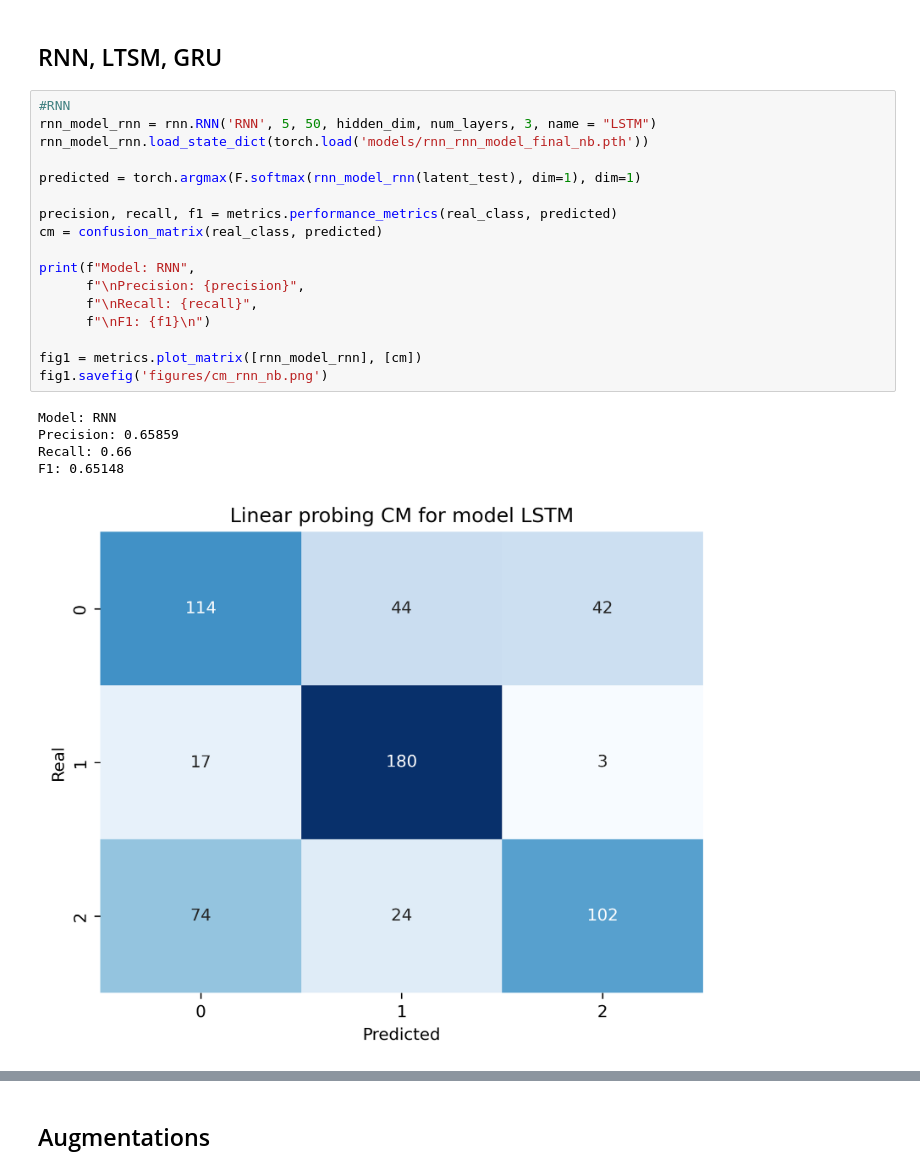
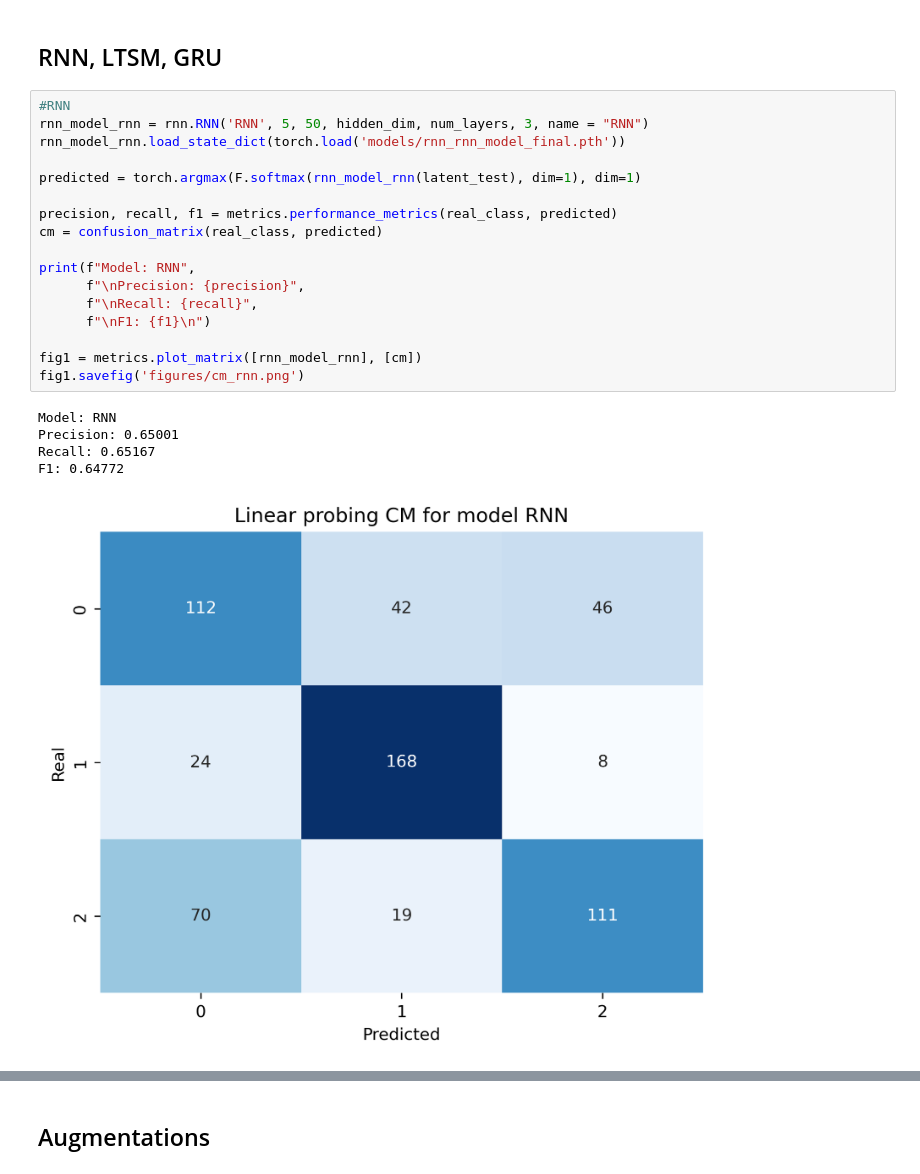
Before and after one commit to pmarconep/ZTF_alert_8a, a Jupyter notebook: results_mp3.ipynb, the cells around one changed output, grey strips where cells are left out. Saved outputs shown, nothing was run; the diff lists cells and outputs as text.

```diff
--- a/results_mp3.ipynb
+++ b/results_mp3.ipynb
@@ -279,27 +268,27 @@ real_class = test_dataset.tensors[1]
 ## RNN, LTSM, GRU
 # %%
 #RNN
-rnn_model_rnn = rnn.RNN('RNN', 5, 50, hidden_dim, num_layers, 3, name = "LSTM")
-rnn_model_rnn.load_state_dict(torch.load('models/rnn_rnn_model_final_nb.pth'))
+rnn_model_rnn = rnn.RNN('RNN', 5, 50, hidden_dim, num_layers, 3, name = "RNN")
+rnn_model_rnn.load_state_dict(torch.load('models/rnn_rnn_model_final.pth'))
 
 predicted = torch.argmax(F.softmax(rnn_model_rnn(latent_test), dim=1), dim=1)
 
 precision, recall, f1 = metrics.performance_metrics(real_class, predicted)
 cm = confusion_matrix(real_class, predicted)
 
 print(f"Model: RNN",
       f"\nPrecision: {precision}",
       f"\nRecall: {recall}",
       f"\nF1: {f1}\n")
 
 fig1 = metrics.plot_matrix([rnn_model_rnn], [cm])
-fig1.savefig('figures/cm_rnn_nb.png')
+fig1.savefig('figures/cm_rnn.png')
 # %% [output]
 Model: RNN
-Precision: 0.65859
-Recall: 0.66
-F1: 0.65148
+Precision: 0.65001
+Recall: 0.65167
+F1: 0.64772
-[figure, old version]
+[figure, new version]
 # %%
 #LTSM
 rnn_model_lstm = rnn.RNN('LSTM', 5, 50, hidden_dim, num_layers, 3, name = "LSTM")
```
Also changed, not shown: parts of 7 cells of this notebook, 11 other files.
